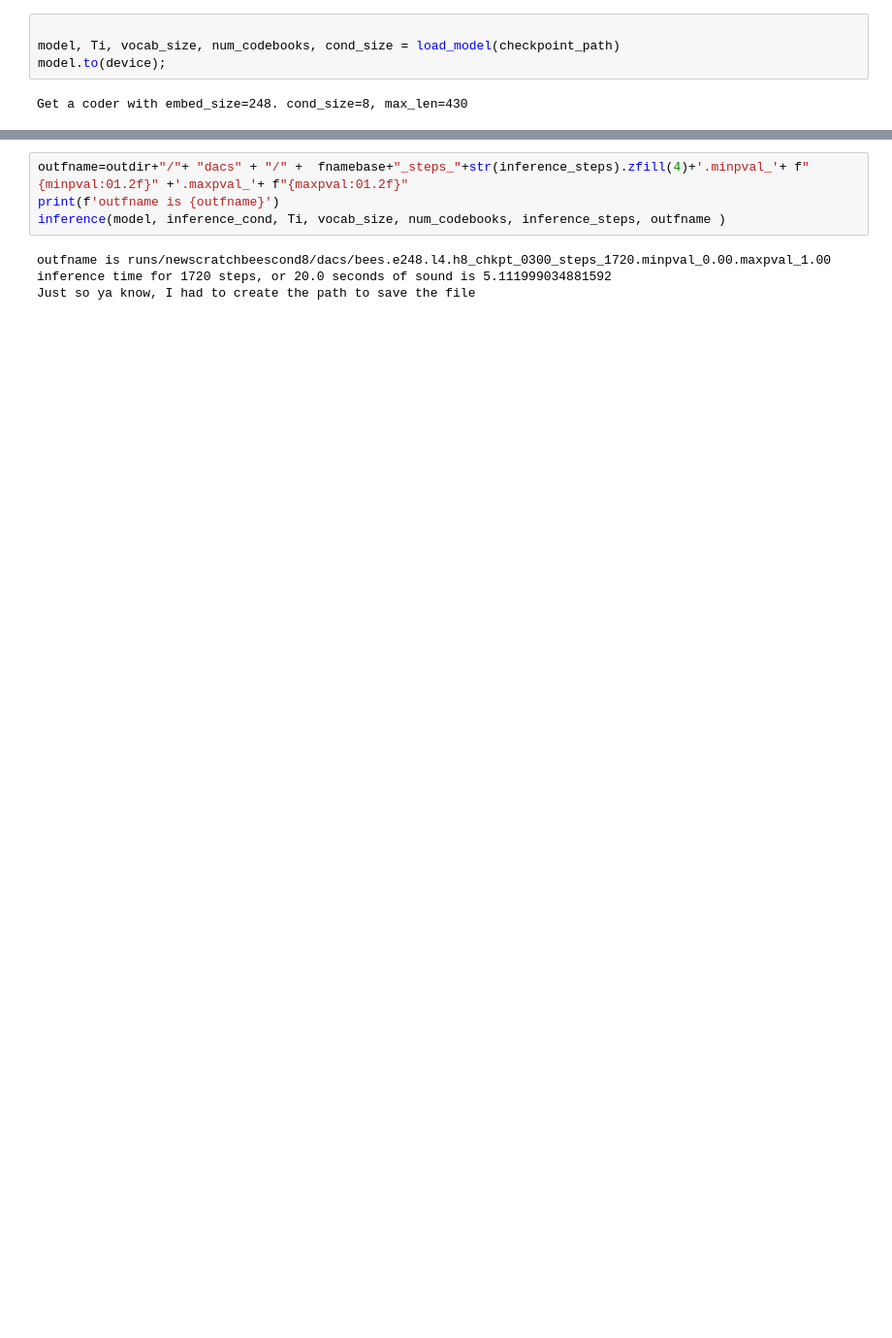
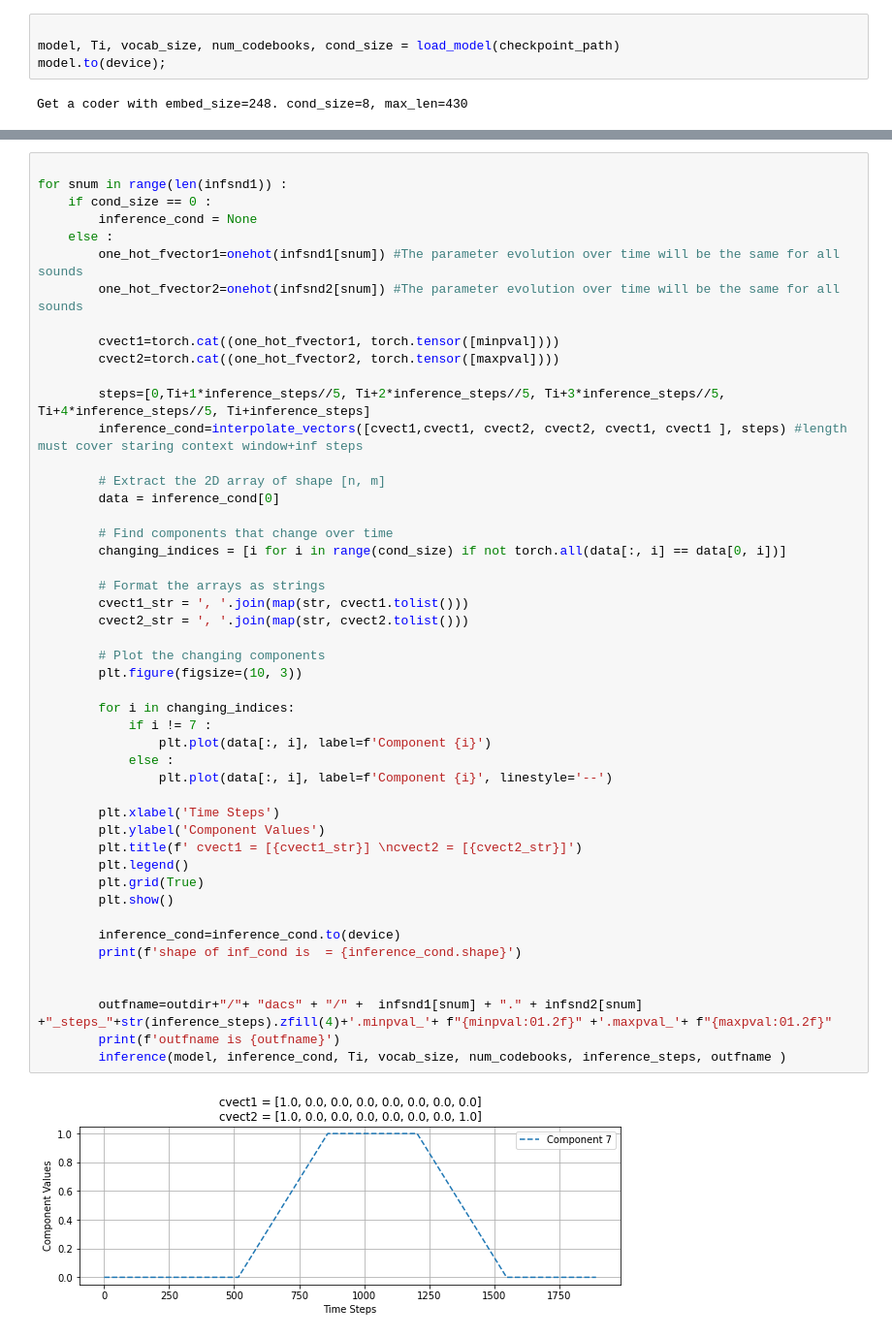
Before and after one commit to theofuhrmann/DACSynthformer, a Jupyter notebook: CKPT2DAC.ipynb, the cells around one changed output, grey strips where cells are left out. Shown at 97% size. Saved outputs shown, nothing was run; the diff lists cells and outputs as text; blank space fills up the shorter version.

```diff
--- a/CKPT2DAC.ipynb
+++ b/CKPT2DAC.ipynb
@@ -100,8 +99,50 @@ def inference(model, inference_cond, Ti, vocab_size, num_tokens, inference_steps
-# %%
-outfname=outdir+"/"+ "dacs" + "/" +  fnamebase+"_steps_"+str(inference_steps).zfill(4)+'.minpval_'+ f"{minpval:01.2f}" +'.maxpval_'+ f"{maxpval:01.2f}"
-print(f'outfname is {outfname}')
-inference(model, inference_cond, Ti, vocab_size, num_codebooks, inference_steps, outfname )
-# %% [output]
-outfname is runs/newscratchbeescond8/dacs/bees.e248.l4.h8_chkpt_0300_steps_1720.minpval_0.00.maxpval_1.00
-inference time for 1720 steps, or 20.0 seconds of sound is 5.111999034881592
-Just so ya know, I had to create the path to save the file
+# %%
+
+for snum in range(len(infsnd1)) :
+    if cond_size == 0 :
+        inference_cond = None
+    else :
+        one_hot_fvector1=onehot(infsnd1[snum]) #The parameter evolution over time will be the same for all sounds
+        one_hot_fvector2=onehot(infsnd2[snum]) #The parameter evolution over time will be the same for all sounds
+
+        cvect1=torch.cat((one_hot_fvector1, torch.tensor([minpval])))
+        cvect2=torch.cat((one_hot_fvector2, torch.tensor([maxpval])))
+
+        steps=[0,Ti+1*inference_steps//5, Ti+2*inference_steps//5, Ti+3*inference_steps//5, Ti+4*inference_steps//5, Ti+inference_steps]
+        inference_cond=interpolate_vectors([cvect1,cvect1, cvect2, cvect2, cvect1, cvect1 ], steps) #length must cover staring context window+inf steps
+
+        # Extract the 2D array of shape [n, m]
+        data = inference_cond[0]
+
+        # Find components that change over time
+        changing_indices = [i for i in range(cond_size) if not torch.all(data[:, i] == data[0, i])]
+
+        # Format the arrays as strings
+        cvect1_str = ', '.join(map(str, cvect1.tolist()))
+        cvect2_str = ', '.join(map(str, cvect2.tolist()))
+
+        # Plot the changing components
+        plt.figure(figsize=(10, 3))
+
+        for i in changing_indices:
+            if i != 7 :
+                plt.plot(data[:, i], label=f'Component {i}')
+            else :
+                plt.plot(data[:, i], label=f'Component {i}', linestyle='--')
+
+        plt.xlabel('Time Steps')
+        plt.ylabel('Component Values')
+        plt.title(f' cvect1 = [{cvect1_str}] \ncvect2 = [{cvect2_str}]')
+        plt.legend()
+        plt.grid(True)
+        plt.show()
+
+        inference_cond=inference_cond.to(device)
+        print(f'shape of inf_cond is  = {inference_cond.shape}')
+
+
+        outfname=outdir+"/"+ "dacs" + "/" +  infsnd1[snum] + "." + infsnd2[snum] +"_steps_"+str(inference_steps).zfill(4)+'.minpval_'+ f"{minpval:01.2f}" +'.maxpval_'+ f"{maxpval:01.2f}"
+        print(f'outfname is {outfname}')
+        inference(model, inference_cond, Ti, vocab_size, num_codebooks, inference_steps, outfname )
+# %% [output]
+[figure, added]
```
Also changed, not shown: parts of 8 cells of this notebook, 4 other files.
